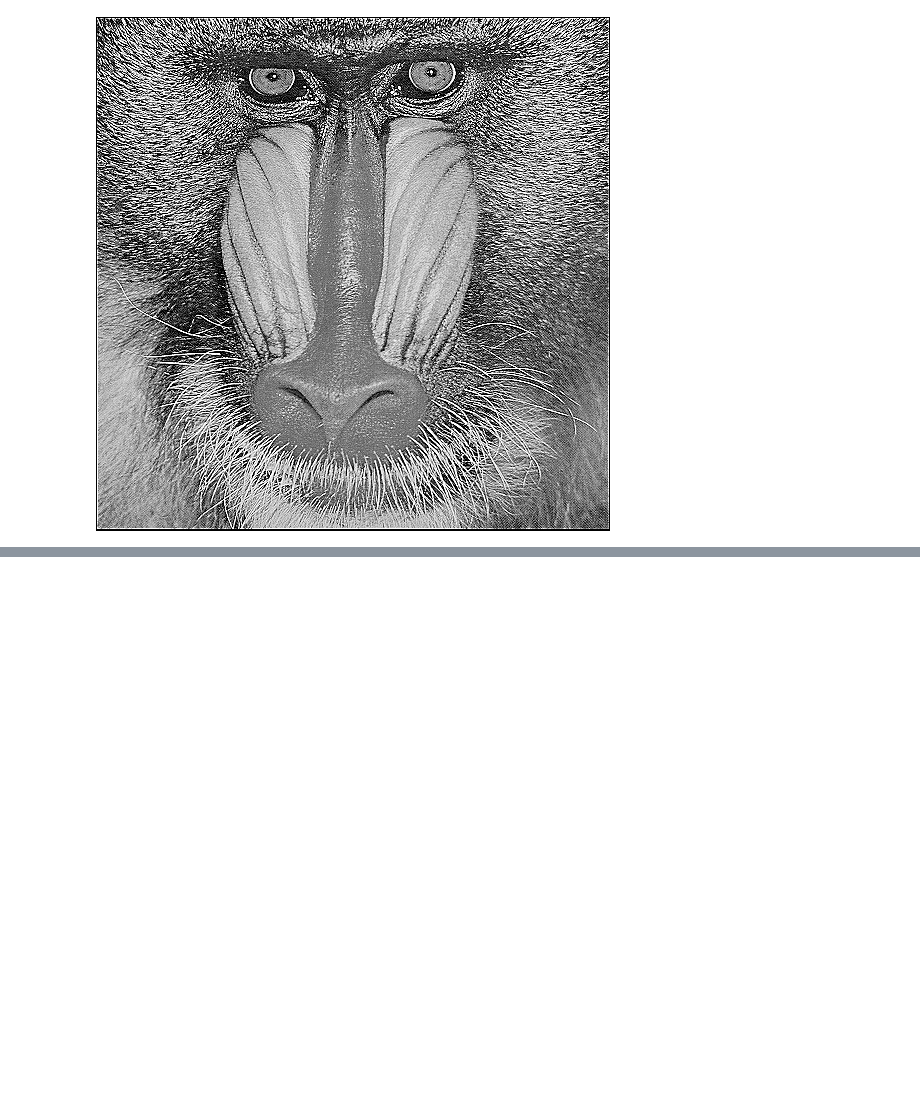
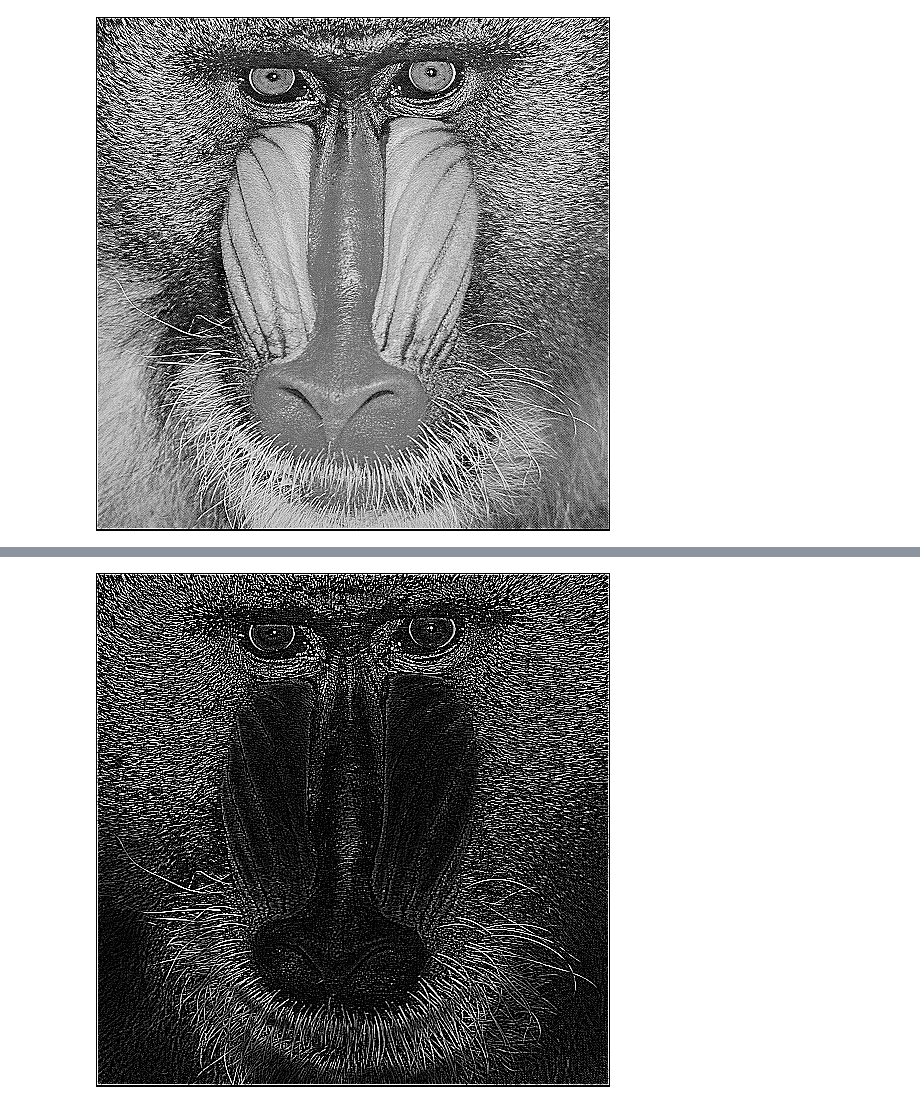
Before and after one commit to raihanrach/PCVK_Genap_2021, a Jupyter notebook: week7.ipynb, the cells around one changed output, grey strips where cells are left out. Saved outputs shown, nothing was run; the diff lists cells and outputs as text; code cells hidden in the pictures; blank space fills up the shorter version.

```diff
--- a/week7.ipynb
+++ b/week7.ipynb
@@ -78,0 +89,5 @@ cv2_imshow(convolution2d(img_gray,kernal_sharpen,1,2))
+# %%
+# Nomor 3 (Canny Edge Detection)
+cv2_imshow(convolution2d(img_gray,kernal_canny,1,2))
+# %% [output]
+[figure, added]
```
Also changed, not shown: parts of 3 cells of this notebook.
